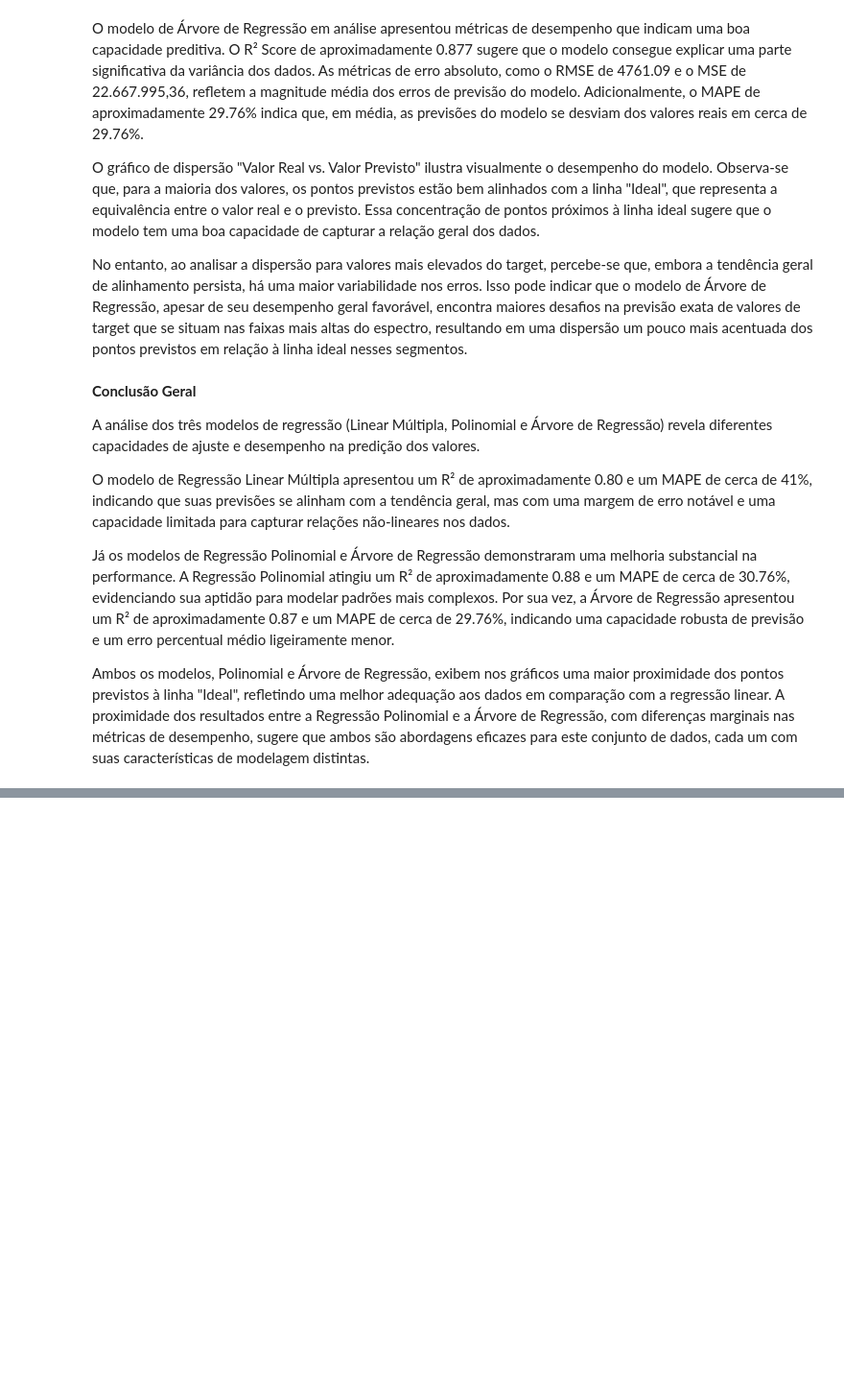
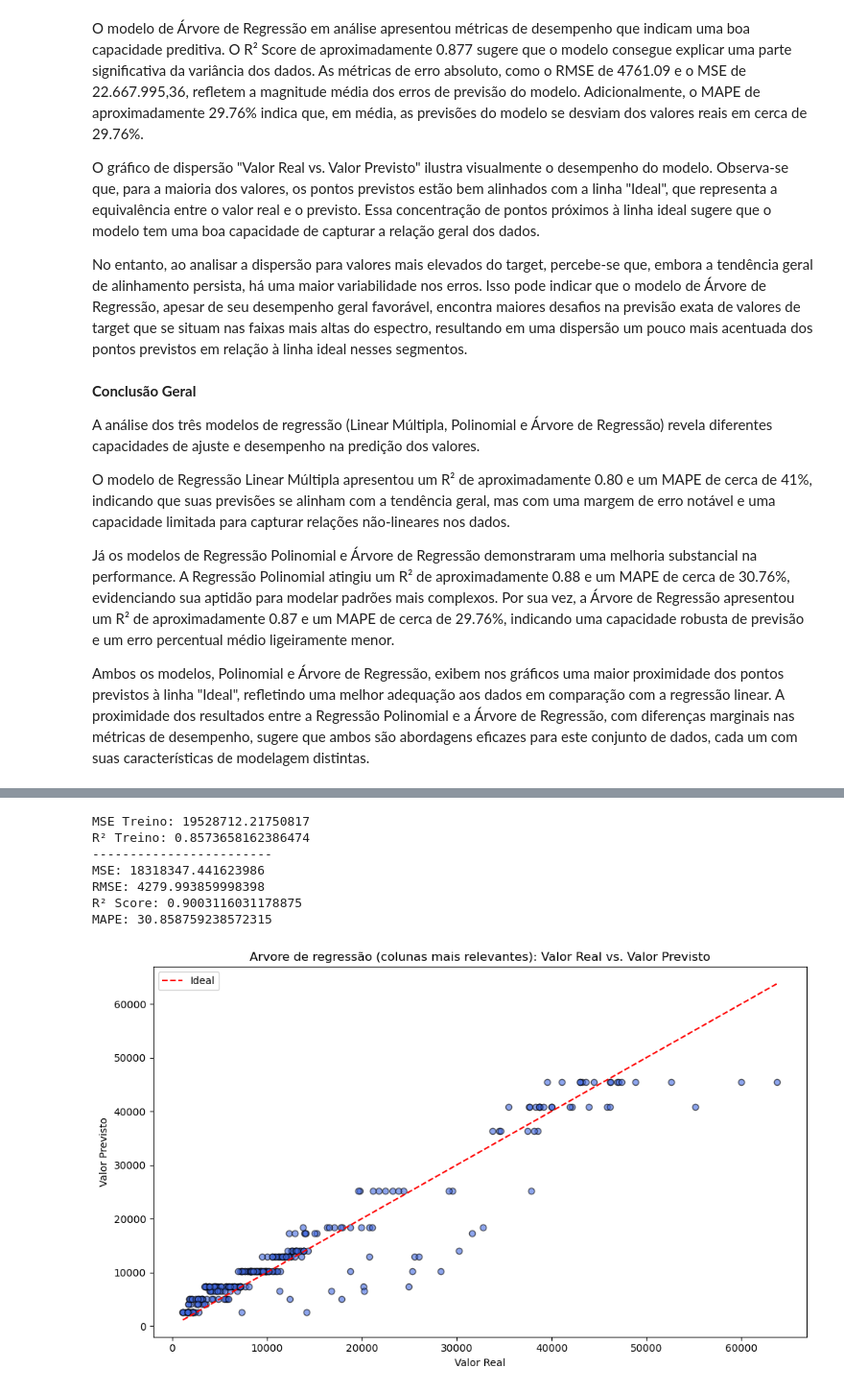
Before and after one commit to thiagofernandes101/ProjetosFiap, a Jupyter notebook: TechChallenge/Fase1/health_insurance/health_insurance.ipynb, the cells around one changed output, grey strips where cells are left out. Shown at 96% size. Saved outputs shown, nothing was run; the diff lists cells and outputs as text; code cells hidden in the pictures; blank space fills up the shorter version.

```diff
--- a/TechChallenge/Fase1/health_insurance/health_insurance.ipynb
+++ b/TechChallenge/Fase1/health_insurance/health_insurance.ipynb
@@ -607,3 +607,12 @@ dataset_transformed.head()
+# %%
+x = dataset_transformed.drop(columns=['charges'])
+y = dataset_transformed['charges']
+
+x_train, x_test, y_train, y_test = train_test_split(x, y, test_size=0.2, random_state=42)
+
+scaler = StandardScaler()
+x_train_standard_scaled = scaler.fit_transform(x_train)
+x_test_standard_scaled = scaler.transform(x_test)
 # %% [markdown]
 ## Regressão Linear
 # %% [markdown]
@@ -849,0 +793,47 @@ plt.show()
+# %%
+new_x = dataset_transformed.drop(columns=['region_southeast', 'children', 'sex_encoded', 'region_southwest', 'region_northwest'])
+
+x_train_regression_tree_greater_importance_variables, x_test_regression_tree_greater_importance_variables, y_train_regression_tree_greater_importance_variables, y_test_regression_tree_greater_importance_variables = train_test_split(new_x, y_regression_tree_greater_importance_variables, test_size=0.2, random_state=42)
+
+tree = DecisionTreeRegressor(max_depth=12, max_leaf_nodes=15, random_state=42)
+tree.fit(x_train, y_train_regression_tree_greater_importance_variables)
+
+y_train_pred_regression_tree_greater_importance_variables = tree.predict(x_train)
+y_test_pred_regression_tree_greater_importance_variables = tree.predict(x_test)
+
+mse_train = mean_squared_error(y_train, y_train_pred_regression_tree_greater_importance_variables)
+r2_train = r2_score(y_train, y_train_pred_regression_tree_greater_importance_variables)
+
+print(f"MSE Treino: {mse_train}")
+print(f"R² Treino: {r2_train}")
+
+print(f"------"*4)
+
+mse = mean_squared_error(y_test_regression_tree_greater_importance_variables, y_test_pred_regression_tree_greater_importance_variables)
+rmse = np.sqrt(mse)
+r2 = r2_score(y_test_regression_tree_greater_importance_variables, y_test_pred_regression_tree_greater_importance_variables)
+mape = mean_absolute_percentage_error(y_test_regression_tree_greater_importance_variables, y_test_pred_regression_tree_greater_importance_variables)
+
+print(f"MSE: {mse}")
+print(f"RMSE: {rmse}")
+print(f"R² Score: {r2}")
+print(f"MAPE: {mape}")
+
+plt.figure(figsize=(10, 6))
+plt.scatter(y_test, y_test_pred_regression_tree_greater_importance_variables, alpha=0.6, color='royalblue', edgecolor='k')
+plt.plot([y_test.min(), y_test.max()], [y_test.min(), y_test.max()], color='red', linestyle='--', label='Ideal')
+plt.xlabel('Valor Real')
+plt.ylabel('Valor Previsto')
+plt.title('Arvore de regressão (colunas mais relevantes): Valor Real vs. Valor Previsto')
+plt.legend()
+plt.tight_layout()
+plt.show()
+# %% [output]
+MSE Treino: 19528712.21750817
+R² Treino: 0.8573658162386474
+------------------------
+MSE: 18318347.441623986
+RMSE: 4279.993859998398
+R² Score: 0.9003116031178875
+MAPE: 30.858759238572315
+[figure, added]
```
Also changed, not shown: parts of 14 cells of this notebook.
